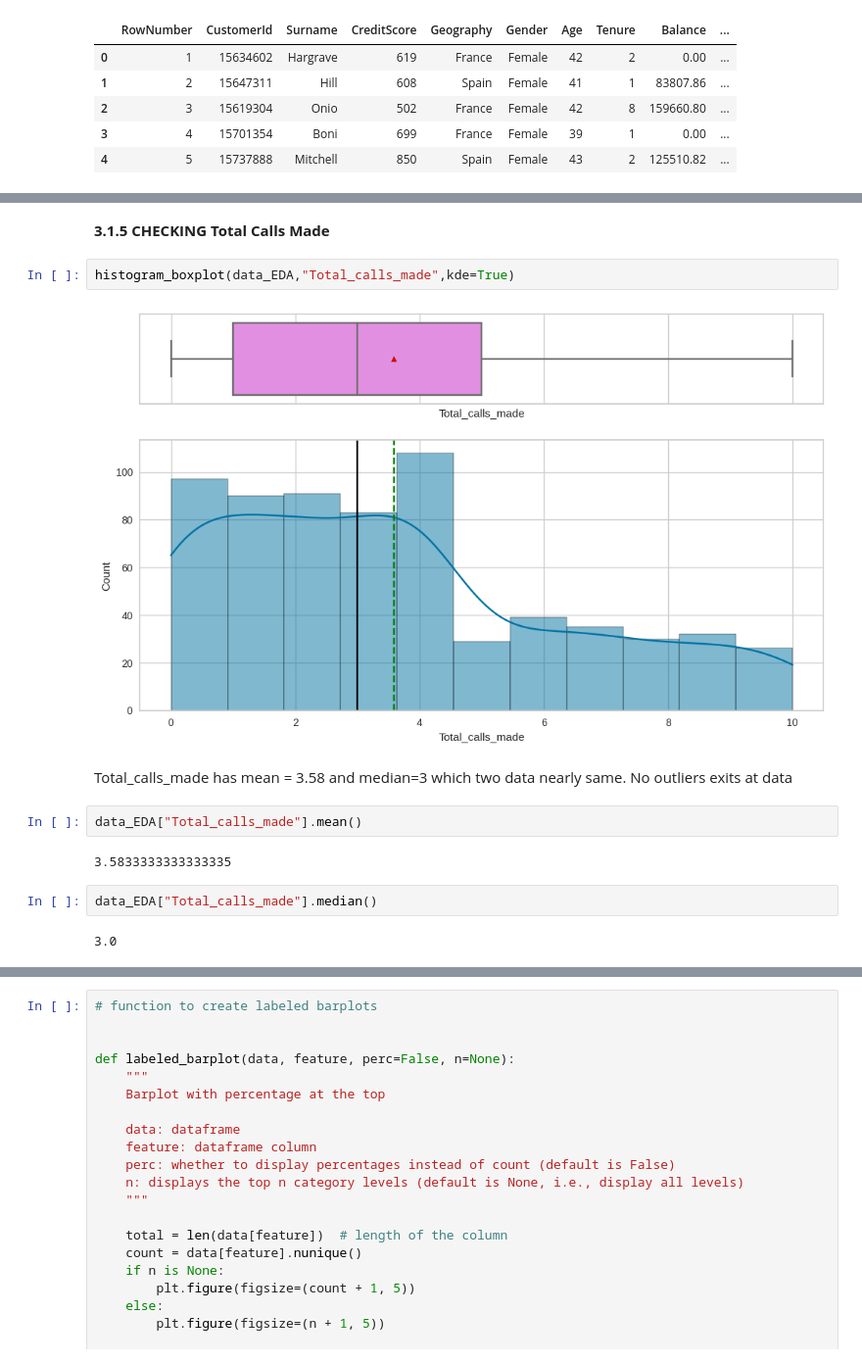
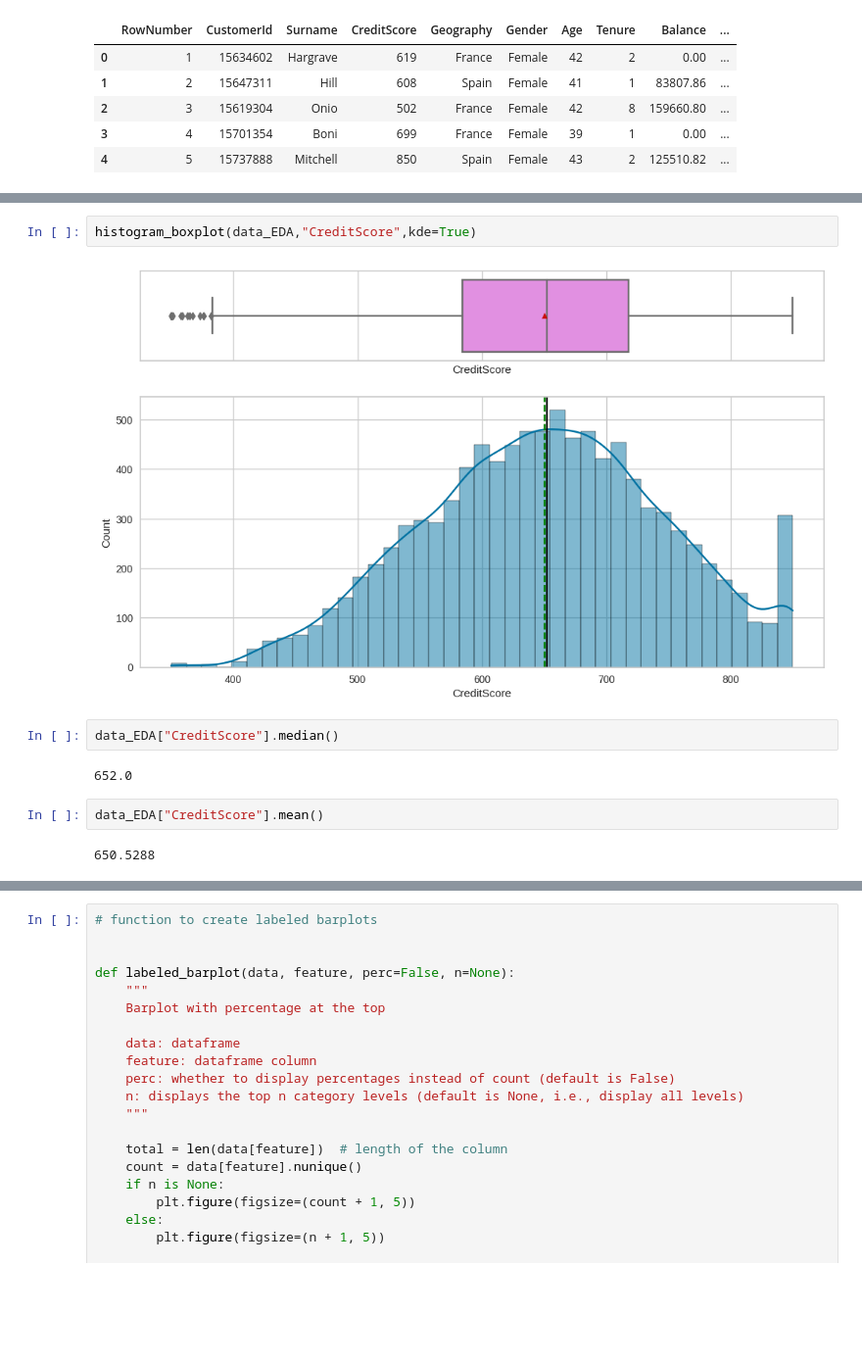
Before and after one commit to muratgguzel/AIML-DeepNN_Project7-BankChurnPrediction, a Jupyter notebook: Murat_Goksenin_Guzel_Project7_v1_1.ipynb, the cells around one changed output, grey strips where cells are left out. Shown at 98% size. Cells and saved outputs as stored; diff of their text form; blank space fills up the shorter version.

```diff
--- a/Murat_Goksenin_Guzel_Project7_v1_1.ipynb
+++ b/Murat_Goksenin_Guzel_Project7_v1_1.ipynb
@@ -499,16 +437,12 @@ Total visits online ahs mean:2.6 and median=2.0 which are close to each other. F
-# %% [markdown]
-**3.1.5** **CHECKING Total Calls Made**
-# %%
-histogram_boxplot(data_EDA,"Total_calls_made",kde=True)
-# %% [output]
-[figure, removed]
-# %% [markdown]
-Total_calls_made has mean = 3.58 and median=3 which two data nearly same. No outliers exits at data
-# %%
-data_EDA["Total_calls_made"].mean()
-# %% [output]
-3.5833333333333335
-# %%
-data_EDA["Total_calls_made"].median()
-# %% [output]
-3.0
+# %%
+histogram_boxplot(data_EDA,"CreditScore",kde=True)
+# %% [output]
+[figure, added]
+# %%
+data_EDA["CreditScore"].median()
+# %% [output]
+652.0
+# %%
+data_EDA["CreditScore"].mean()
+# %% [output]
+650.5288
```
Also changed, not shown: parts of 43 cells of this notebook.
